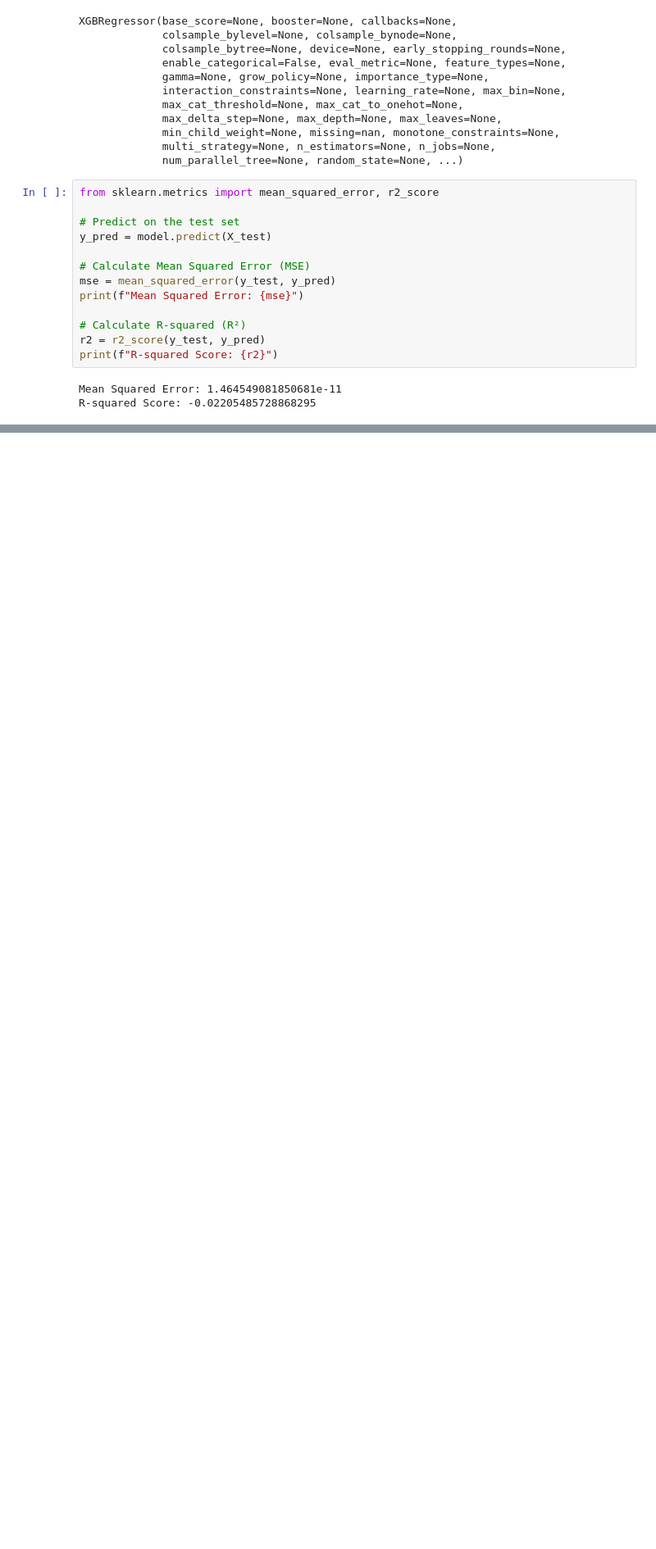
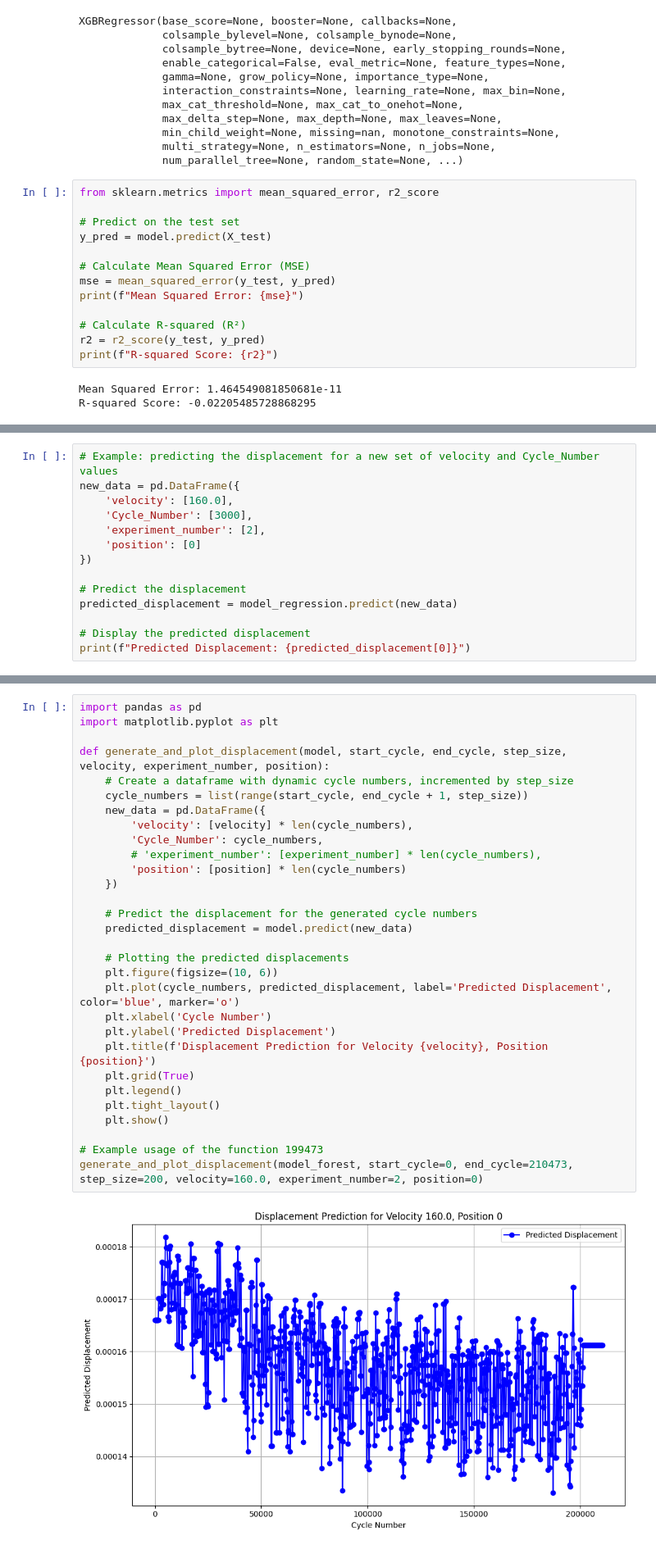
Before and after one commit to rammalali/FYP, a Jupyter notebook: notebooks/model_creation_2.ipynb, the cells around one changed output, grey strips where cells are left out. Shown at 82% size. Drawn from its saved outputs; the diff is of its cells as text; blank space fills up the shorter version.

Commit message:
model creation, different models

```diff
--- a/notebooks/model_creation_2.ipynb
+++ b/notebooks/model_creation_2.ipynb
@@ -317,0 +369,14 @@ for name, model in models.items():
+# %%
+# Example: predicting the displacement for a new set of velocity and Cycle_Number values
+new_data = pd.DataFrame({
+    'velocity': [160.0],
+    'Cycle_Number': [3000],
+    'experiment_number': [2],
+    'position': [0]
+})
+
+# Predict the displacement
+predicted_displacement = model_regression.predict(new_data)
+
+# Display the predicted displacement
+print(f"Predicted Displacement: {predicted_displacement[0]}")
@@ -317,0 +387,32 @@ for name, model in models.items():
+# %%
+import pandas as pd
+import matplotlib.pyplot as plt
+
+def generate_and_plot_displacement(model, start_cycle, end_cycle, step_size, velocity, experiment_number, position):
+    # Create a dataframe with dynamic cycle numbers, incremented by step_size
+    cycle_numbers = list(range(start_cycle, end_cycle + 1, step_size))
+    new_data = pd.DataFrame({
+        'velocity': [velocity] * len(cycle_numbers),
+        'Cycle_Number': cycle_numbers,
+        # 'experiment_number': [experiment_number] * len(cycle_numbers),
+        'position': [position] * len(cycle_numbers)
+    })
+
+    # Predict the displacement for the generated cycle numbers
+    predicted_displacement = model.predict(new_data)
+
+    # Plotting the predicted displacements
+    plt.figure(figsize=(10, 6))
+    plt.plot(cycle_numbers, predicted_displacement, label='Predicted Displacement', color='blue', marker='o')
+    plt.xlabel('Cycle Number')
+    plt.ylabel('Predicted Displacement')
+    plt.title(f'Displacement Prediction for Velocity {velocity}, Position {position}')
+    plt.grid(True)
+    plt.legend()
+    plt.tight_layout()
+    plt.show()
+
+# Example usage of the function 199473
+generate_and_plot_displacement(model_forest, start_cycle=0, end_cycle=210473, step_size=200, velocity=160.0, experiment_number=2, position=0)
+# %% [output]
+[figure, added]
```
Also changed, not shown: parts of 18 cells of this notebook.
